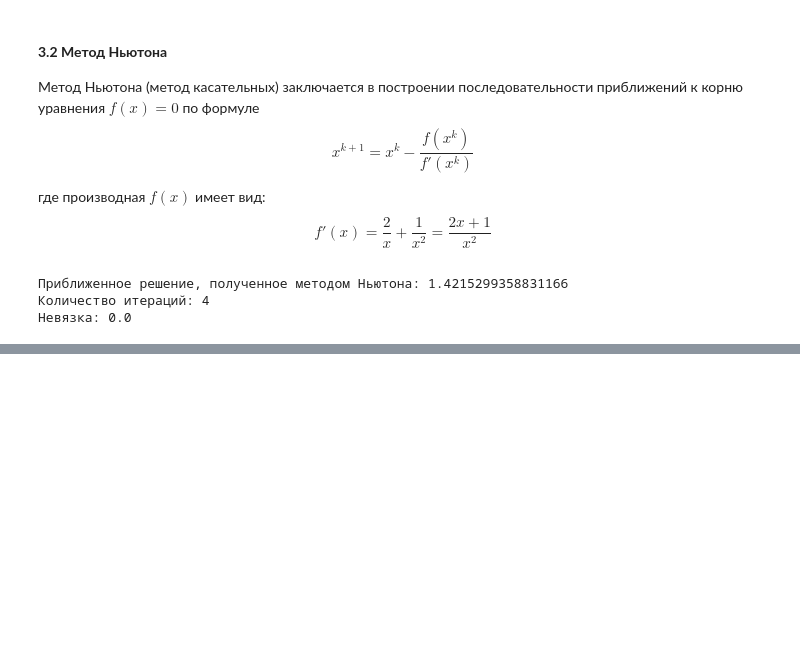
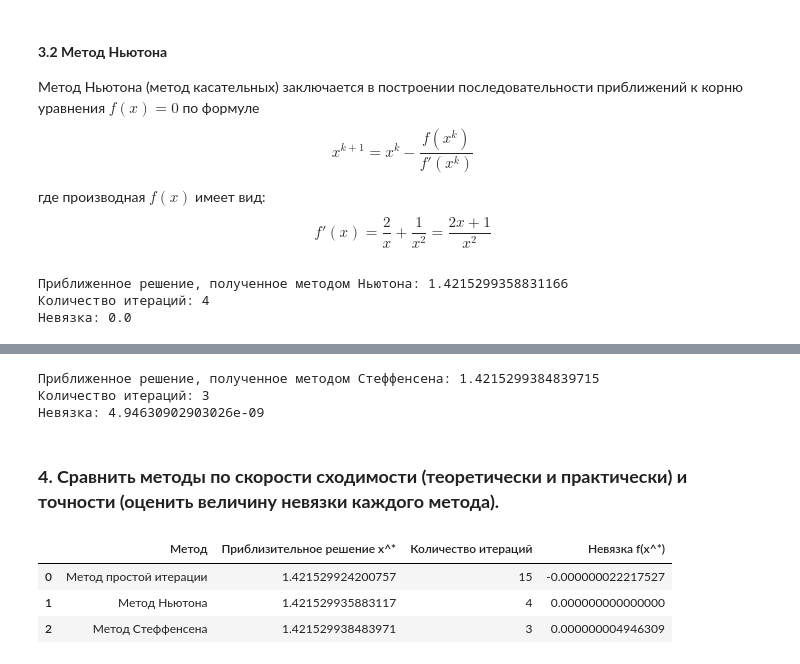
Before and after one commit to SupremeIntelligence/numerical-methods, a Jupyter notebook: Lab1/lab1.ipynb, the cells around one changed output, grey strips where cells are left out. Cells and saved outputs as stored; diff of their text form; code cells hidden in the pictures; blank space fills up the shorter version.

Commit message:
Added Steffensen method implementation and performed comparison of convergence speed and accuracy for all methods

```diff
--- a/Lab1/lab1.ipynb
+++ b/Lab1/lab1.ipynb
@@ -199,10 +196,11 @@ def newton_method(x0: float, f: callable, f_derivative: callable, EPS: float) ->
         x_prev = x_new
     return x_new, counter
 
-solution, iterations = newton_method(x0, f, f_derivative, EPS)
-print(f"Приближенное решение, полученное методом Ньютона: {solution}")
-print(f"Количество итераций: {iterations}")
-print(f"Невязка: {f(solution)}")
+solution_newton, iterations_newton = newton_method(x0, f, f_derivative, EPS)
+r_newton = f(solution_newton)
+print(f"Приближенное решение, полученное методом Ньютона: {solution_newton}")
+print(f"Количество итераций: {iterations_newton}")
+print(f"Невязка: {r_newton}")
 # %% [output]
 Приближенное решение, полученное методом Ньютона: 1.4215299358831166
 Количество итераций: 4
@@ -211,0 +215,44 @@ print(f"Невязка: {f(solution)}")
+# %%
+def steffensen_method(x0: float, phi: callable, EPS: float) -> tuple:
+    x_prev = x0
+    x_new = 0
+    counter = 0
+
+    while True:
+        phi_x_prev = phi(x_prev)
+        phi_phi_x_prev = phi(phi_x_prev)
+        x_new = (x_prev*phi_phi_x_prev - phi_x_prev**2)/(phi_phi_x_prev - 2*phi_x_prev + x_prev)
+        counter += 1
+
+        if abs(x_new - x_prev) <= EPS:
+            break
+        x_prev = x_new
+    return x_new, counter
+
+solution_steffensen, iterations_steffensen = steffensen_method(x0, phi, EPS)
+r_steffensen = f(solution_steffensen)
+print(f"Приближенное решение, полученное методом Стеффенсена: {solution_steffensen}")
+print(f"Количество итераций: {iterations_steffensen}")
+print(f"Невязка: {r_steffensen}")
+# %% [output]
+Приближенное решение, полученное методом Стеффенсена: 1.4215299384839715
+Количество итераций: 3
+Невязка: 4.94630902903026e-09
+# %% [markdown]
+### **4. Сравнить методы по скорости сходимости (теоретически и практически) и точности (оценить величину невязки каждого метода).**
+# %%
+data = {
+    "Метод": ["Метод простой итерации", "Метод Ньютона", "Метод Стеффенсена"],
+    "Приблизительное решение x^*": [solution_fixed_point, solution_newton, solution_steffensen],
+    "Количество итераций": [iterations_fixed_point, iterations_newton, iterations_steffensen],
+    "Невязка f(x^*)": [r_fixed_point, r_newton, r_steffensen]
+}
+
+pd.set_option('display.float_format', '{:.15f}'.format)
+df = pd.DataFrame(data)
+df
+# %% [output]
+|  | Метод | Приблизительное решение x^* | Количество итераций | Невязка f(x^*) |
+| 0 | Метод простой итерации | 1.421529924200757 | 15 | -0.000000022217527 |
+| 1 | Метод Ньютона | 1.421529935883117 | 4 | 0.000000000000000 |
+| 2 | Метод Стеффенсена | 1.421529938483971 | 3 | 0.000000004946309 |
```
Also changed, not shown: parts of 7 cells of this notebook.
